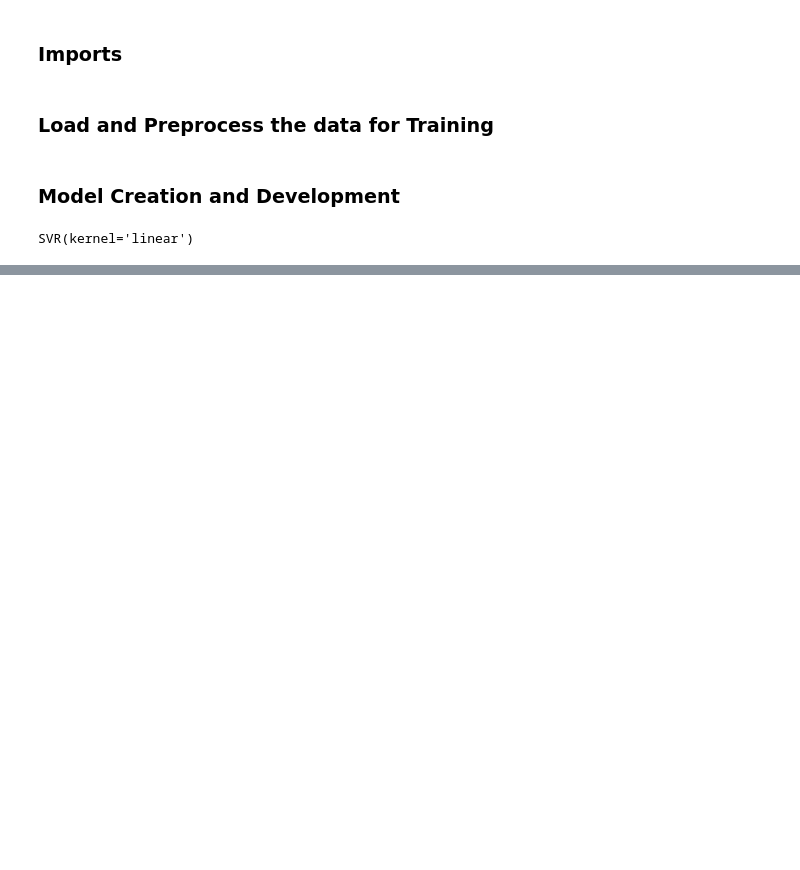
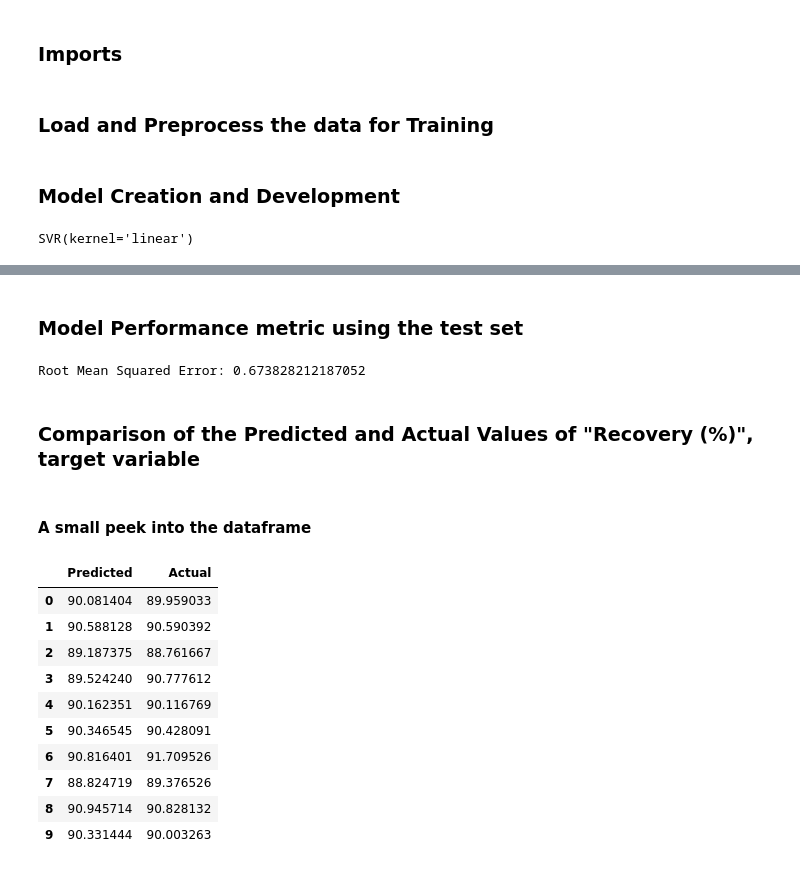
Before and after one commit to andrews-tang/Predicting-the-Recovery-Rate-of-Metal-Ore, a Jupyter notebook: using_classic_algo.ipynb, the cells around one changed output, grey strips where cells are left out. Drawn from its saved outputs; the diff is of its cells as text; code cells hidden in the pictures; blank space fills up the shorter version.

```diff
--- a/using_classic_algo.ipynb
+++ b/using_classic_algo.ipynb
@@ -43,3 +48,12 @@ model.coef_, model.intercept_
 # %%
 y_pred_scaled = model.predict(X_test_normalized)
 y_pred_original = scaler_Y.inverse_transform(y_pred_scaled.reshape(-1,1))
+# %% [markdown]
+### Model Performance metric using the test set
+# %%
+rmse = np.sqrt(mse(y_test, y_pred_original))
+print(f"Root Mean Squared Error: {rmse}")
+# %% [output]
+Root Mean Squared Error: 0.673828212187052
+# %% [markdown]
+### Comparison of the Predicted and Actual Values of "Recovery (%)", target variable
@@ -45,0 +63,16 @@ y_pred_original = scaler_Y.inverse_transform(y_pred_scaled.reshape(-1,1))
+# %% [markdown]
+#### A small peek into the dataframe
+# %%
+compare_df.head(10)
+# %% [output]
+|  | Predicted | Actual |
+| 0 | 90.081404 | 89.959033 |
+| 1 | 90.588128 | 90.590392 |
+| 2 | 89.187375 | 88.761667 |
+| 3 | 89.524240 | 90.777612 |
+| 4 | 90.162351 | 90.116769 |
+| 5 | 90.346545 | 90.428091 |
+| 6 | 90.816401 | 91.709526 |
+| 7 | 88.824719 | 89.376526 |
+| 8 | 90.945714 | 90.828132 |
+| 9 | 90.331444 | 90.003263 |
```
Also changed, not shown: parts of 7 cells of this notebook.
